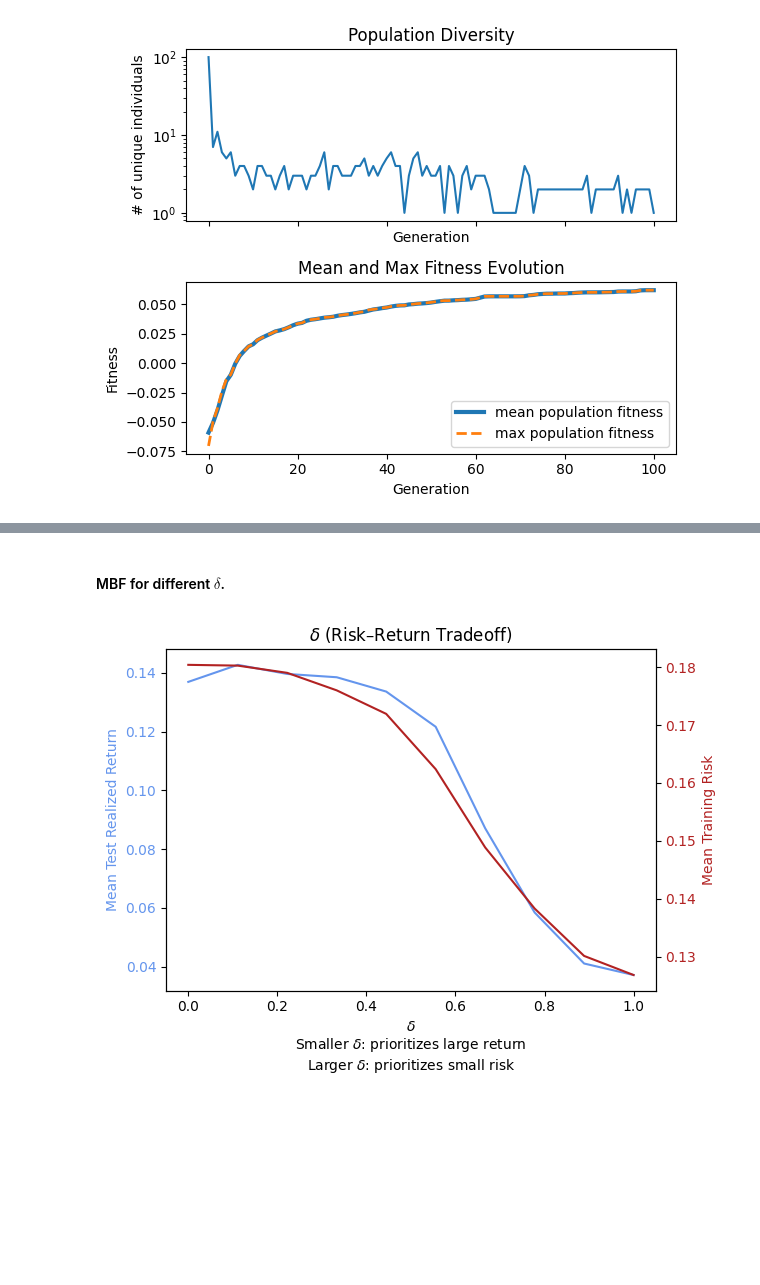
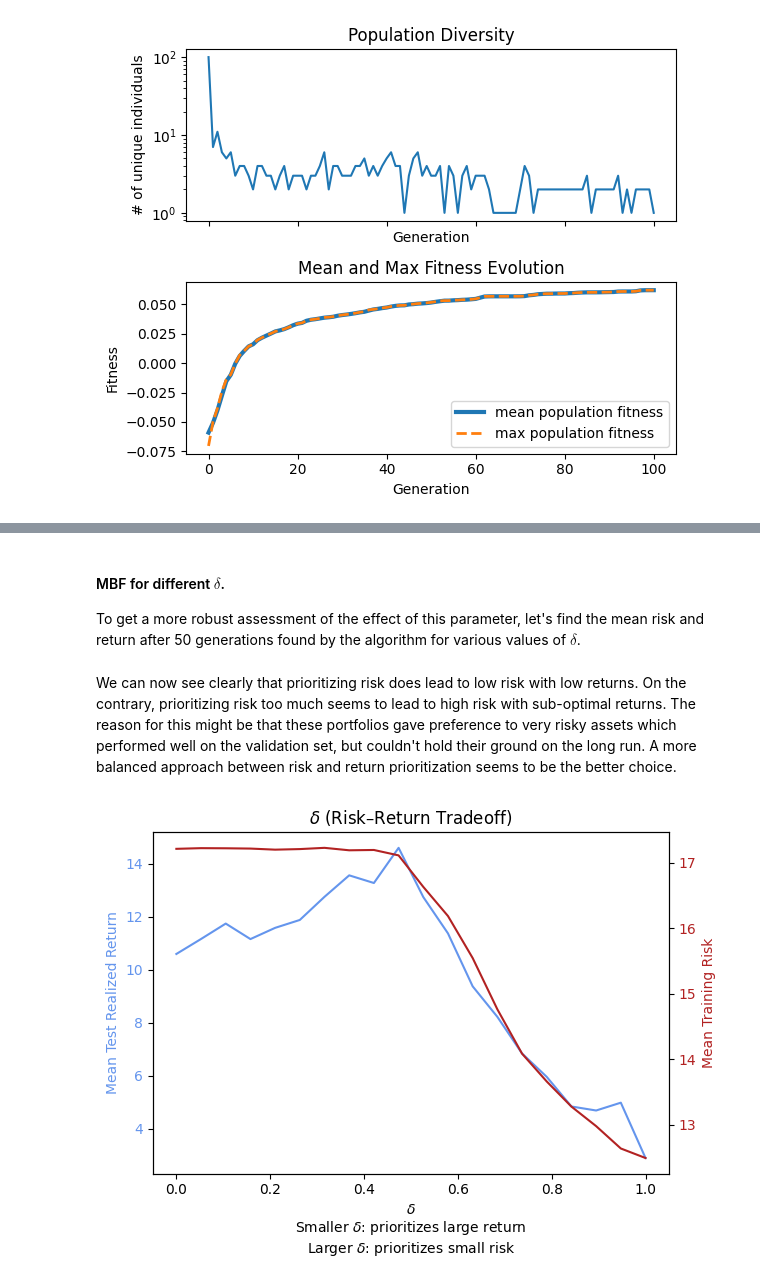
Before and after one commit to PanDomene/Evolutionary-Algorithm-for-Portfolio-Optimization, a Jupyter notebook: results/results.ipynb, the cells around one changed output, grey strips where cells are left out. Drawn from its saved outputs; the diff is of its cells as text; code cells hidden in the pictures; blank space fills up the shorter version.

```diff
--- a/results/results.ipynb
+++ b/results/results.ipynb
@@ -189,0 +199,7 @@ plt.savefig("max_w__effect.jpg")
+# %%
+ws = np.linspace(1/(0.5 * test_data.shape[1]), 0.2, 20)
+mbfs_maxw = np.empty([len(ws), 2])
+for i, w in enumerate(ws):
+    returns, risks = eva.MBF(train_data, test_data, runs=30, generations=50,
+                             verbose=False, max_w=w, max_risk=max_training_risk)
+    mbfs_maxw[i] = (returns.mean(), risks.mean())
@@ -190,2 +237,4 @@ plt.savefig("max_w__effect.jpg")
+# %%
+w_max = round(ws[np.argmax(mbfs_maxw[:, 0])], 3)
 # %% [markdown]
 ## risk vs. returns prioritization
@@ -192,11 +245,11 @@ plt.savefig("max_w__effect.jpg")
 # %%
 fig, ax = plt.subplots(1, 2, figsize=(7, 4))
-deltas = np.linspace(0, 1, 11)
+deltas = np.linspace(0, 1, 9)
 for delta in deltas:
-    ea = eva.EA(train_data, delta=delta, max_w=0.08, max_risk=benchmark_risk)
+    ea = eva.EA(train_data, delta=delta, max_w=w_max, max_risk=max_training_risk)
     returns = []
     risks = []
-    for i in range(100):
+    for i in range(80):
         ea.run(1)
         best = ea.best_chrom
         returns.append(100 * ea.test_returns(test_data, best)[0])
@@ -216,32 +271,36 @@ plt.savefig('delta_effect_evolution.jpg')
 # %% [markdown]
 #### MBF for different $\delta$.
+
+To get a more robust assessment of the effect of this parameter, let's find the mean risk and return after 50 generations found by the algorithm for various values of $\delta$.
 # %%
-deltas = np.linspace(0, 1, 10)
-mbfs = np.empty([len(deltas), 2])
+deltas = np.linspace(0, 1, 20)
+mbfs_delta = np.empty([len(deltas), 2])
 for i, delta in enumerate(deltas):
-    returns, risks = eva.MBF(train_data, test_data, runs=50, verbose=False, delta=delta,
-                  max_w=0.08, max_risk=benchmark_risk)
-    mbfs[i] = (returns.mean(), risks.mean())
+    returns, risks = eva.MBF(train_data, test_data, runs=30, verbose=False,
+                             delta=delta, max_w=w_max, max_risk=max_training_risk)
+    mbfs_delta[i] = (returns.mean(), risks.mean())
+# %% [markdown]
+We can now see clearly that prioritizing risk does lead to low risk with low returns. On the contrary, prioritizing risk too much seems to lead to high risk with sub-optimal returns. The reason for this might be that these portfolios gave preference to very risky assets which performed well on the validation set, but couldn't hold their ground on the long run. A more balanced approach between risk and return prioritization seems to be the better choice.
 # %%
 fig, ax1 = plt.subplots()
 
 # Primary y-axis for returns
-ax1.plot(deltas, mbfs[:, 0], color='cornflowerblue')
+ax1.plot(deltas, 100 * mbfs_delta[:, 0], color='cornflowerblue')
 ax1.set_ylabel('Mean Test Realized Return', color='cornflowerblue')
 ax1.tick_params(axis='y', labelcolor='cornflowerblue')
 
 # Secondary y-axis for risks
 ax2 = ax1.twinx()
-ax2.plot(deltas, mbfs[:, 1], color='firebrick')
+ax2.plot(deltas, 100 * mbfs_delta[:, 1], color='firebrick')
 ax2.set_ylabel('Mean Training Risk', color='firebrick')
 ax2.tick_params(axis='y', labelcolor='firebrick')
 
 # Shared x-axis
 ax1.set_xlabel("$\delta$\nSmaller $\delta$: prioritizes large return\nLarger $\delta$: prioritizes small risk")
 
 # Title and layout
 plt.title(r'$\delta$ (Risk–Return Tradeoff)')
 fig.tight_layout()
 plt.savefig('risk–return_tradeoff.jpg')
 # %% [output]
-[figure, old version]
+[figure, new version]
```
Also changed, not shown: parts of 62 cells of this notebook, 21 other files.
